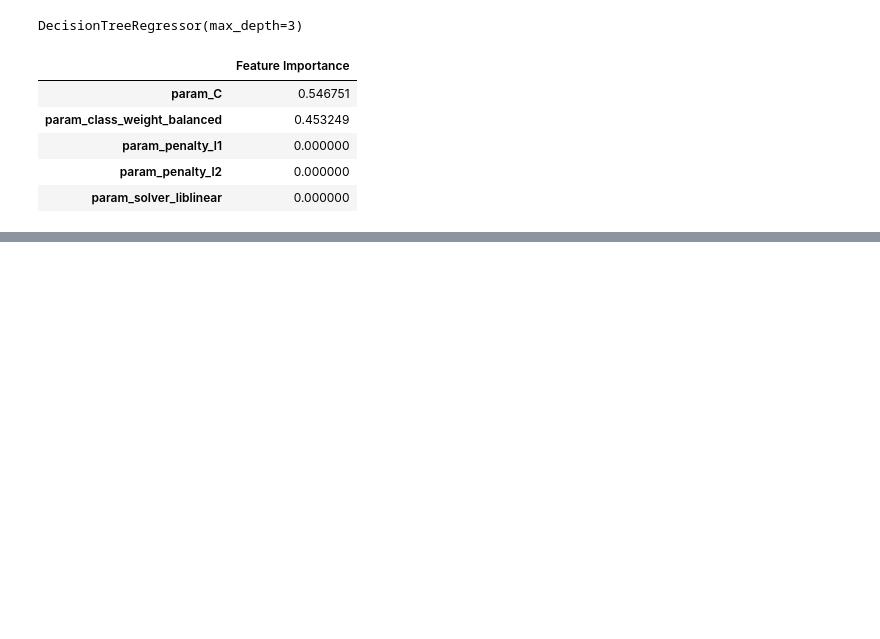
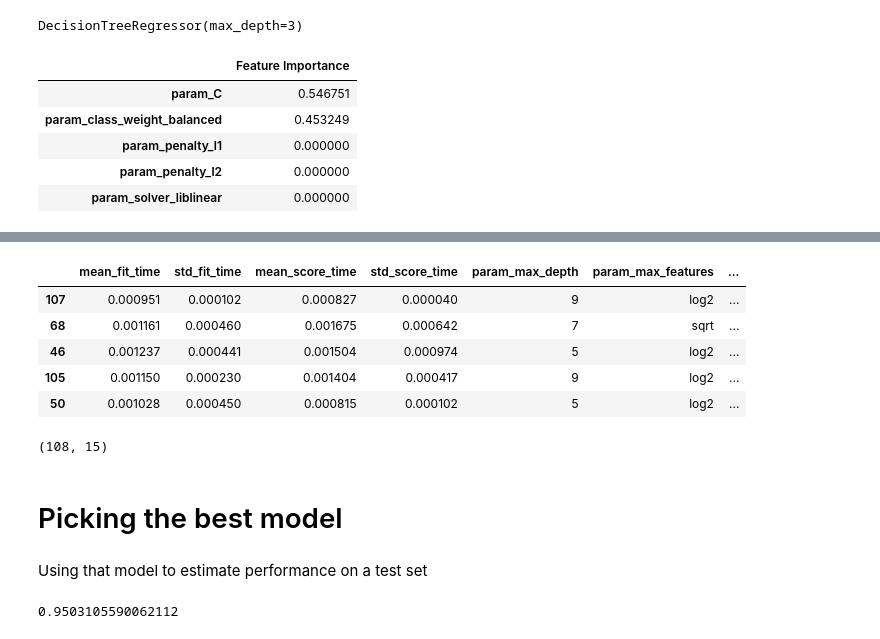
Before and after one commit to Hospital-Da-Luz-Learning-Health/MLCatolica25, a Jupyter notebook: Aula 8 - Metrics & Model Optimization/Grid Search - Learning Notebook.ipynb, the cells around one changed output, grey strips where cells are left out. Drawn from its saved outputs; the diff is of its cells as text; code cells hidden in the pictures; blank space fills up the shorter version.

```diff
--- a/Aula 8 - Metrics & Model Optimization/Grid Search - Learning Notebook.ipynb
+++ b/Aula 8 - Metrics & Model Optimization/Grid Search - Learning Notebook.ipynb
@@ -136,0 +143,18 @@ DecisionTreeRegressor(max_depth=3)
+# %%
+# parameter grid for decision tree
+param_grid = {
+    'max_depth': [3, 5, 7, 9],
+    'min_samples_split': [2, 5, 10],
+    'min_samples_leaf': [1, 2, 4],
+    'max_features': ['auto', 'sqrt', 'log2']
+}
+# %%
+grid = GridSearchCV(DecisionTreeClassifier(), # your model
+                    param_grid, #the parameter grid
+                    cv=3, #how many folds do you want in your cross-validation
+                    scoring='f1', # what scoring metric do you want. More here: https://scikit-learn.org/stable/modules/model_evaluation.html
+                    verbose=1, # to show the messages during training
+                    n_jobs=-1 # how many cores to use in your computer
+                    )
+# %%
+grid.fit(X_train, y_train)
@@ -136,0 +186,14 @@ DecisionTreeRegressor(max_depth=3)
+# %%
+results = pd.DataFrame(grid.cv_results_).sort_values('rank_test_score')
+results.head(5)
+results.shape
+# %% [output]
+|  | mean_fit_time | std_fit_time | mean_score_time | std_score_time | param_max_depth | param_max_features | ... |
+| 107 | 0.000951 | 0.000102 | 0.000827 | 0.000040 | 9 | log2 | ... |
+| 68 | 0.001161 | 0.000460 | 0.001675 | 0.000642 | 7 | sqrt | ... |
+| 46 | 0.001237 | 0.000441 | 0.001504 | 0.000974 | 5 | log2 | ... |
+| 105 | 0.001150 | 0.000230 | 0.001404 | 0.000417 | 9 | log2 | ... |
+| 50 | 0.001028 | 0.000450 | 0.000815 | 0.000102 | 5 | log2 | ... |
+(108, 15)
+# %% [markdown]
+# Picking the best model
@@ -136,0 +202,2 @@ DecisionTreeRegressor(max_depth=3)
+# %% [markdown]
+Using that model to estimate performance on a test set
@@ -136,0 +208,4 @@ DecisionTreeRegressor(max_depth=3)
+# %%
+f1
+# %% [output]
+0.9503105590062112
```
Also changed, not shown: parts of 8 cells of this notebook.
